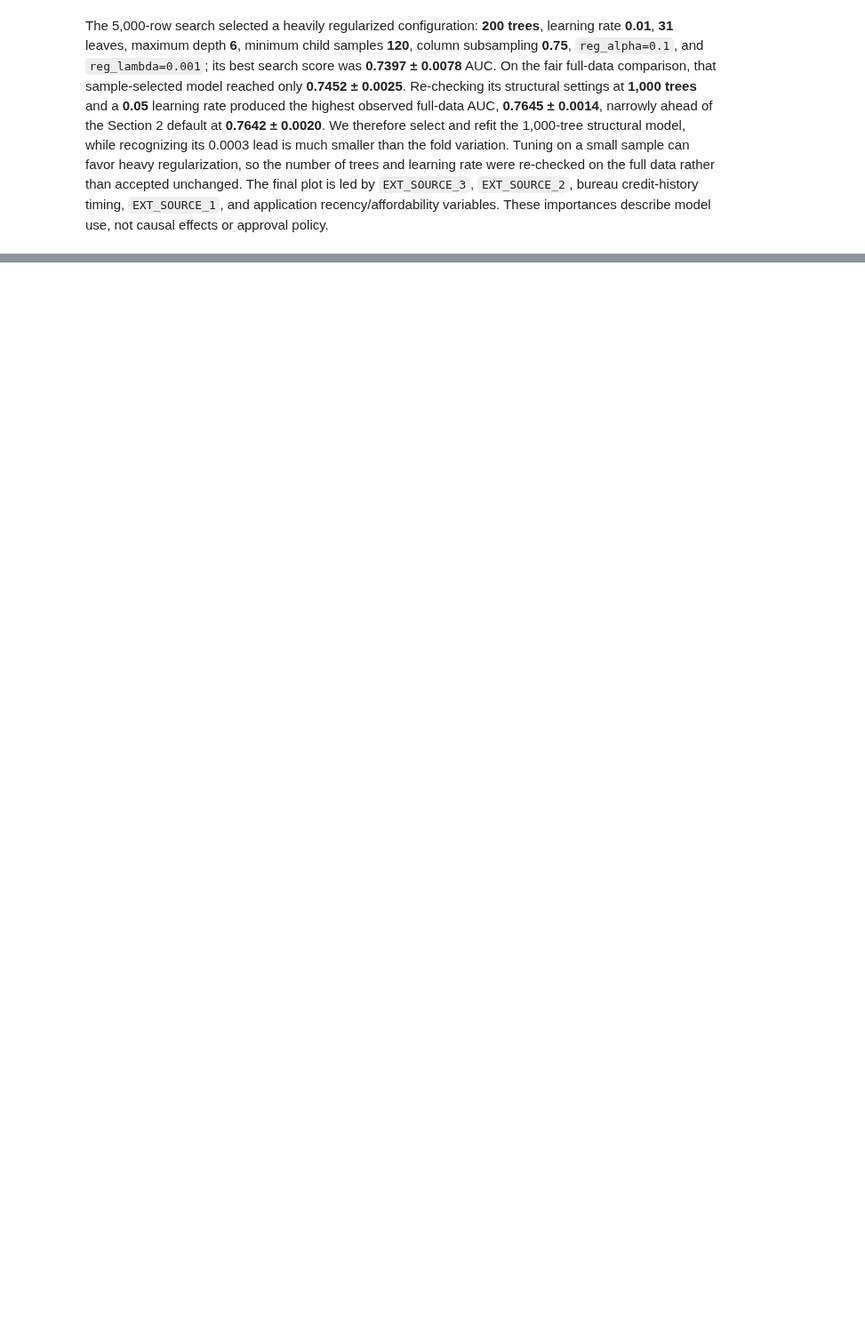
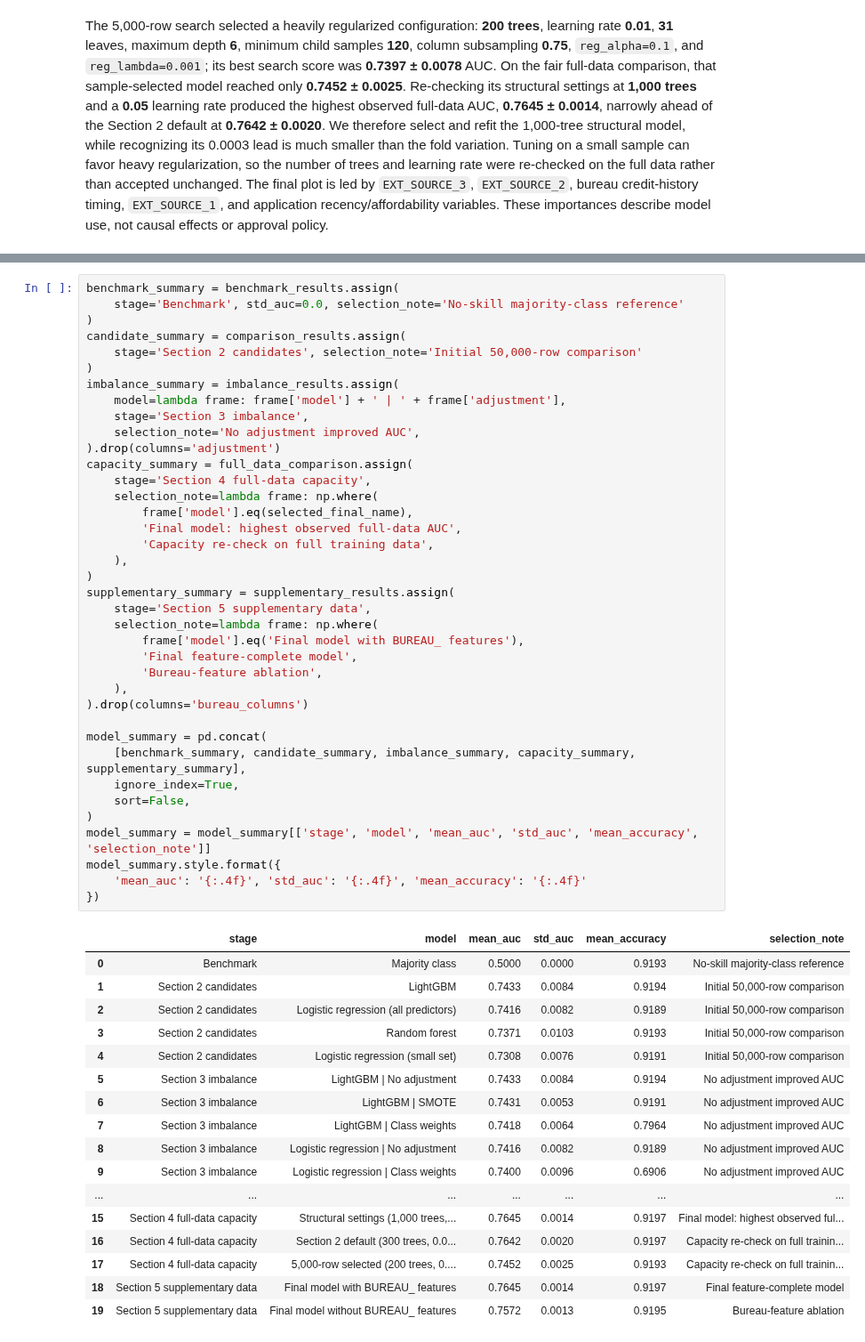
Before and after one commit to ivafearnow/Home-Credit-Project, a Jupyter notebook: notebooks/02_modeling.ipynb, the cells around one changed output, grey strips where cells are left out. Shown at 89% size. Cells and saved outputs as stored; diff of their text form; blank space fills up the shorter version.

```diff
--- a/notebooks/02_modeling.ipynb
+++ b/notebooks/02_modeling.ipynb
@@ -361,0 +447,56 @@ The 5,000-row search selected a heavily regularized configuration: **200 trees**
+# %%
+benchmark_summary = benchmark_results.assign(
+    stage='Benchmark', std_auc=0.0, selection_note='No-skill majority-class reference'
+)
+candidate_summary = comparison_results.assign(
+    stage='Section 2 candidates', selection_note='Initial 50,000-row comparison'
+)
+imbalance_summary = imbalance_results.assign(
+    model=lambda frame: frame['model'] + ' | ' + frame['adjustment'],
+    stage='Section 3 imbalance',
+    selection_note='No adjustment improved AUC',
+).drop(columns='adjustment')
+capacity_summary = full_data_comparison.assign(
+    stage='Section 4 full-data capacity',
+    selection_note=lambda frame: np.where(
+        frame['model'].eq(selected_final_name),
+        'Final model: highest observed full-data AUC',
+        'Capacity re-check on full training data',
+    ),
+)
+supplementary_summary = supplementary_results.assign(
+    stage='Section 5 supplementary data',
+    selection_note=lambda frame: np.where(
+        frame['model'].eq('Final model with BUREAU_ features'),
+        'Final feature-complete model',
+        'Bureau-feature ablation',
+    ),
+).drop(columns='bureau_columns')
+
+model_summary = pd.concat(
+    [benchmark_summary, candidate_summary, imbalance_summary, capacity_summary, supplementary_summary],
+    ignore_index=True,
+    sort=False,
+)
+model_summary = model_summary[['stage', 'model', 'mean_auc', 'std_auc', 'mean_accuracy', 'selection_note']]
+model_summary.style.format({
+    'mean_auc': '{:.4f}', 'std_auc': '{:.4f}', 'mean_accuracy': '{:.4f}'
+})
+# %% [output]
+|  | stage | model | mean_auc | std_auc | mean_accuracy | selection_note |
+| 0 | Benchmark | Majority class | 0.5000 | 0.0000 | 0.9193 | No-skill majority-class reference |
+| 1 | Section 2 candidates | LightGBM | 0.7433 | 0.0084 | 0.9194 | Initial 50,000-row comparison |
+| 2 | Section 2 candidates | Logistic regression (all predictors) | 0.7416 | 0.0082 | 0.9189 | Initial 50,000-row comparison |
+| 3 | Section 2 candidates | Random forest | 0.7371 | 0.0103 | 0.9193 | Initial 50,000-row comparison |
+| 4 | Section 2 candidates | Logistic regression (small set) | 0.7308 | 0.0076 | 0.9191 | Initial 50,000-row comparison |
+| 5 | Section 3 imbalance | LightGBM | No adjustment | 0.7433 | 0.0084 | 0.9194 | No adjustment improved AUC |
+| 6 | Section 3 imbalance | LightGBM | SMOTE | 0.7431 | 0.0053 | 0.9191 | No adjustment improved AUC |
+| 7 | Section 3 imbalance | LightGBM | Class weights | 0.7418 | 0.0064 | 0.7964 | No adjustment improved AUC |
+| 8 | Section 3 imbalance | Logistic regression | No adjustment | 0.7416 | 0.0082 | 0.9189 | No adjustment improved AUC |
+| 9 | Section 3 imbalance | Logistic regression | Class weights | 0.7400 | 0.0096 | 0.6906 | No adjustment improved AUC |
+| ... | ... | ... | ... | ... | ... | ... |
+| 15 | Section 4 full-data capacity | Structural settings (1,000 trees,... | 0.7645 | 0.0014 | 0.9197 | Final model: highest observed ful... |
+| 16 | Section 4 full-data capacity | Section 2 default (300 trees, 0.0... | 0.7642 | 0.0020 | 0.9197 | Capacity re-check on full trainin... |
+| 17 | Section 4 full-data capacity | 5,000-row selected (200 trees, 0.... | 0.7452 | 0.0025 | 0.9193 | Capacity re-check on full trainin... |
+| 18 | Section 5 supplementary data | Final model with BUREAU_ features | 0.7645 | 0.0014 | 0.9197 | Final feature-complete model |
+| 19 | Section 5 supplementary data | Final model without BUREAU_ features | 0.7572 | 0.0013 | 0.9195 | Bureau-feature ablation |
```
Also changed, not shown: parts of 11 cells of this notebook, 2 other files.
